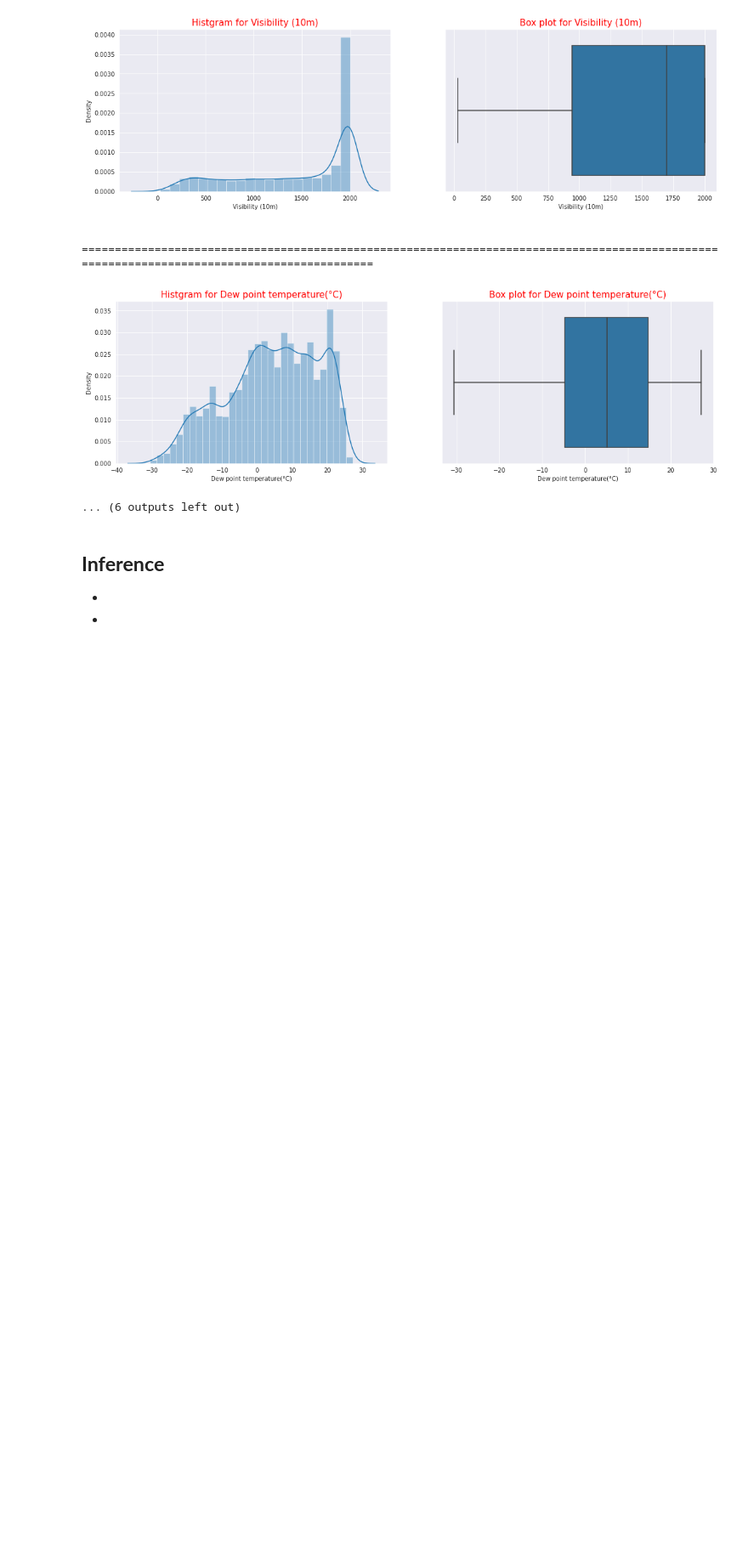
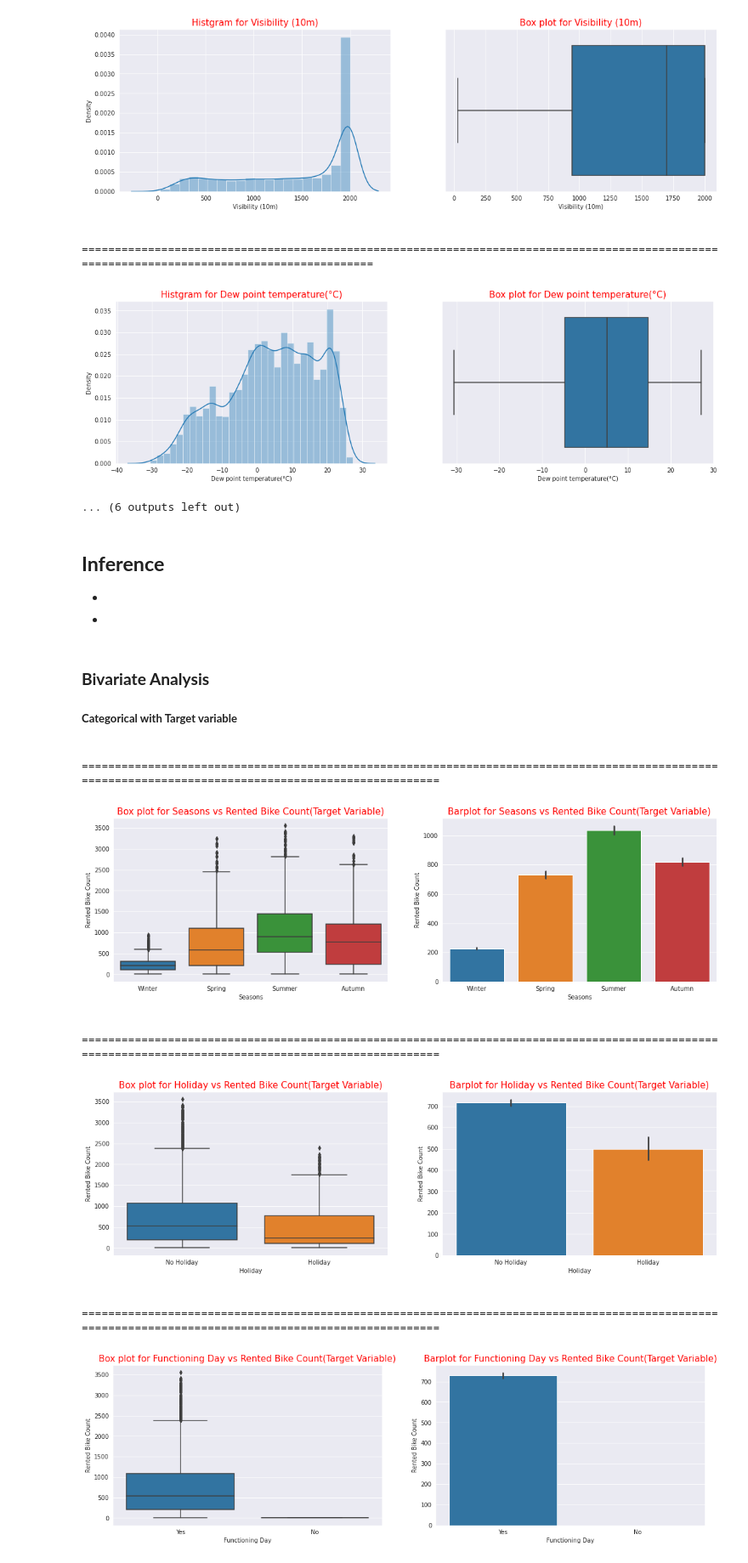
Before and after one commit to Ramesh9394/Portfolio_DS, a Jupyter notebook: Bike_Sharing_Demand_Prediction_Capstone_Project.ipynb, the cells around one changed output. Shown at 85% size. Cells and saved outputs as stored; diff of their text form; code cells hidden in the pictures; blank space fills up the shorter version.

Commit message:
Multivariate Analysis

```diff
--- a/Bike_Sharing_Demand_Prediction_Capstone_Project.ipynb
+++ b/Bike_Sharing_Demand_Prediction_Capstone_Project.ipynb
@@ -106,3 +108,7 @@ dtype: object
+# %%
+# New features
+bikes['Month'] = bikes['Date'].dt.month
+bikes['Year'] = bikes['Date'].dt.year
 # %%
 # Statistical summary of the numerical features
 bikes.describe()
@@ -263,3 +269,31 @@ for cols in num_col:
 -
 -
 -
+# %% [markdown]
+### **Bivariate Analysis**
+##### **Categorical with Target variable**
+# %%
+# Lets check the relationship of target variable with categorical columns
+for cols in cat_col:
+  plt.figure(figsize=(18,5))
+  # Box plot
+  plt.subplot(1,2,1)
+  sns.boxplot(x= cols, y = 'Rented Bike Count', data = bikes)
+  plt.title('Box plot for {} vs Rented Bike Count(Target Variable)'.format(cols), color='r', fontsize=15)
+
+  # Seperator
+  print("\n","="*150,"\n")
+
+  # Barplot
+  plt.subplot(1,2,2)
+  sns.barplot(x= cols, y = 'Rented Bike Count', data = bikes)
+  plt.title('Barplot for {} vs Rented Bike Count(Target Variable)'.format(cols), color='r', fontsize=15)
+
+  plt.show()
+# %% [output]
+ ======================================================================================================================================================
+[figure, added]
+ ======================================================================================================================================================
+[figure, added]
+ ======================================================================================================================================================
+[figure, added]
```
Also changed, not shown: parts of 10 cells of this notebook.
